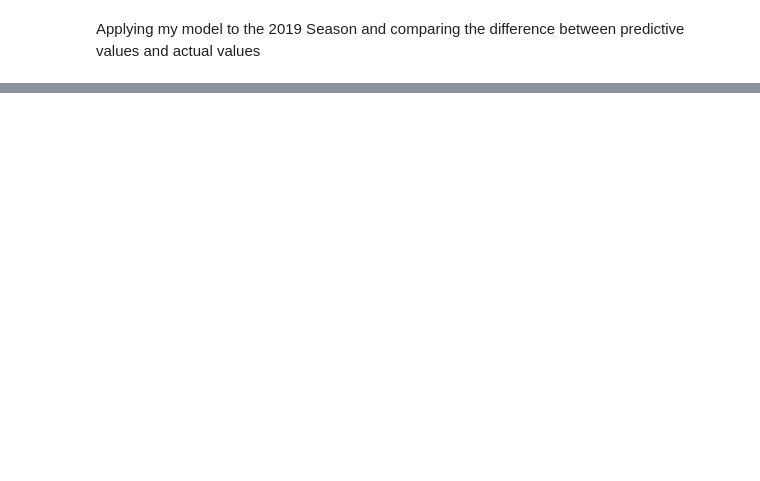
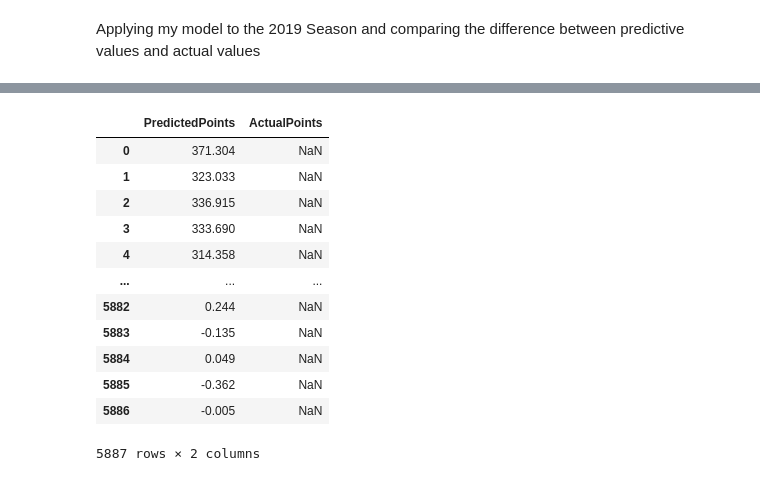
Before and after one commit to pierremestephan/FantasyFootballMachineLearning, a Jupyter notebook: RandomForest.ipynb, the cells around one changed output, grey strips where cells are left out. Drawn from its saved outputs; the diff is of its cells as text; code cells hidden in the pictures; blank space fills up the shorter version.

```diff
--- a/RandomForest.ipynb
+++ b/RandomForest.ipynb
@@ -52,0 +75,19 @@ data2019.head()
+# %%
+predpoints = pd.DataFrame(predictions_2019, columns = ["PredictedPoints"])
+actualpoints = pd.DataFrame(y, columns = ["ActualPoints"])
+actualpoints
+pd.concat([predpoints,actualpoints])
+# %% [output]
+|  | PredictedPoints | ActualPoints |
+| 0 | 371.304 | NaN |
+| 1 | 323.033 | NaN |
+| 2 | 336.915 | NaN |
+| 3 | 333.690 | NaN |
+| 4 | 314.358 | NaN |
+| ... | ... | ... |
+| 5882 | 0.244 | NaN |
+| 5883 | -0.135 | NaN |
+| 5884 | 0.049 | NaN |
+| 5885 | -0.362 | NaN |
+| 5886 | -0.005 | NaN |
+5887 rows × 2 columns
```
Also changed, not shown: parts of 6 cells of this notebook.
